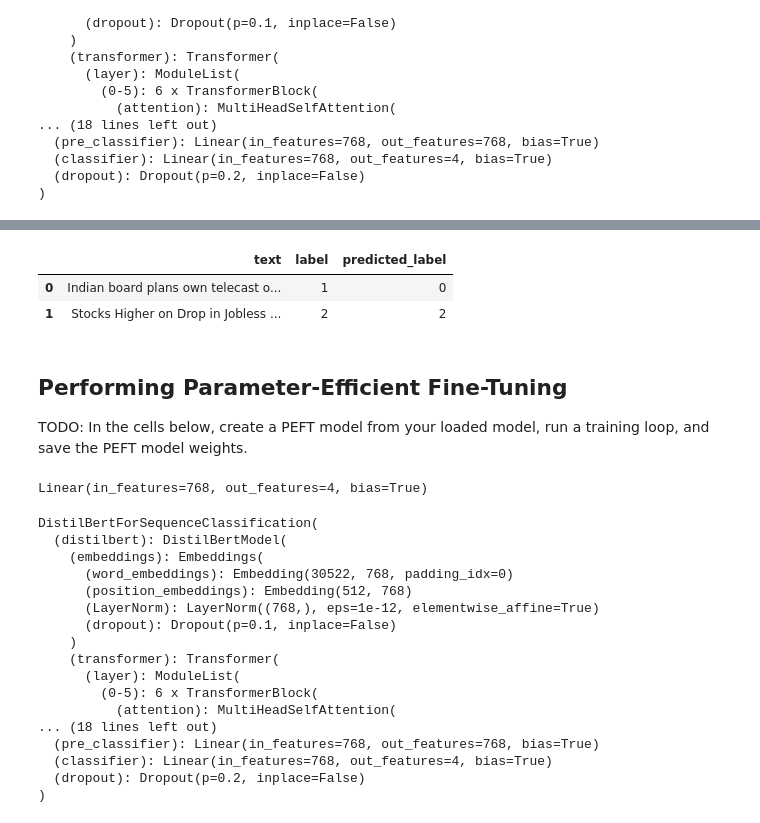
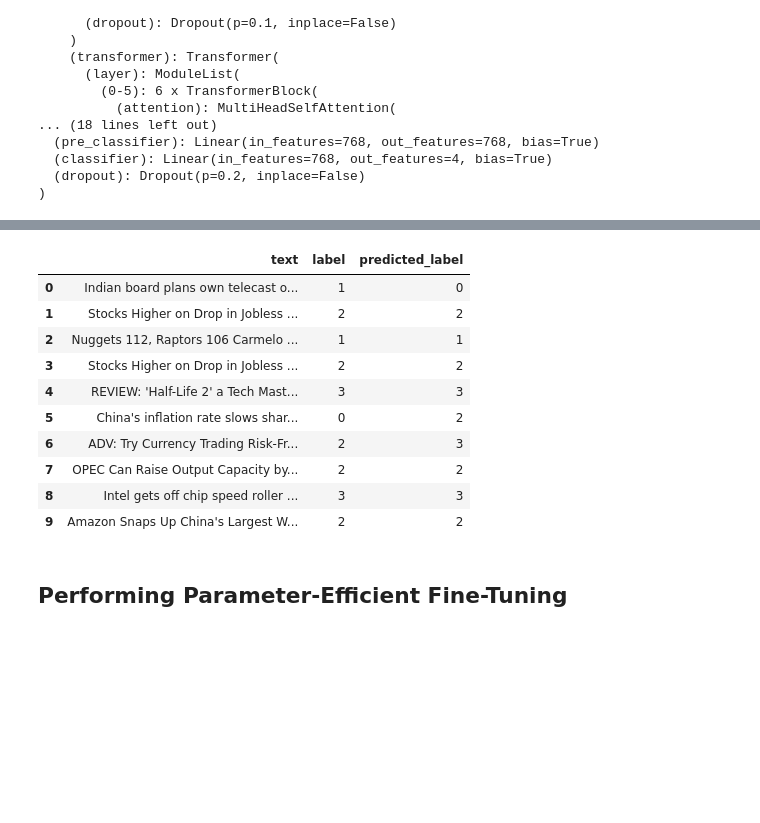
Before and after one commit to rajatsharma369007/peft-fine-tuning-genAI, a Jupyter notebook: LightweightFineTuning.ipynb, the cells around one changed output, grey strips where cells are left out. Drawn from its saved outputs; the diff is of its cells as text; code cells hidden in the pictures; blank space fills up the shorter version.

```diff
--- a/LightweightFineTuning.ipynb
+++ b/LightweightFineTuning.ipynb
@@ -17,13 +15,14 @@ TODO: In this cell, describe your choices for each of the following
 # %%
 from datasets import load_dataset
 
-# Load the train and test split
+# load the train and test split
 splits = ["train", "test"]
 ds = {split: ds for split, ds in zip(splits, load_dataset("ag_news", split=splits))}
 
+# taking a subset of the original data (5000 rows)
 for split in splits:
-    ds[split] = ds[split].shuffle(seed=42).select(range(500))
+    ds[split] = ds[split].shuffle(seed=42).select(range(5000))
 
-ds
+print(ds)
 # %% [output]
 {'train': Dataset({
@@ -110,30 +125,29 @@ def compute_metrics(eval_pred):
 # %%
-# Training the foundational model
 import numpy as np
 from transformers import DataCollatorWithPadding, Trainer, TrainingArguments
 
 trainer = Trainer(
-    model=model,
-    args=TrainingArguments(
-        output_dir="./data/news_classification",
-        learning_rate=2e-3,
+    model = model,
+    args = TrainingArguments(
+        output_dir = "./data/news_classification",
+        learning_rate = 2e-5,
 
-        per_device_train_batch_size=16,
-        per_device_eval_batch_size=16,
+        per_device_train_batch_size = 16,
+        per_device_eval_batch_size = 16,
 
-        num_train_epochs=1,
-        weight_decay=0.01,
+        num_train_epochs = 5,
+        weight_decay = 0.01,
 
-        evaluation_strategy="epoch",
-        save_strategy="epoch",
-        load_best_model_at_end=True,
+        evaluation_strategy = "epoch",
+        save_strategy = "epoch",
+        load_best_model_at_end = True,
     ),
 
-    train_dataset=tokenized_ds["train"],
-    eval_dataset=tokenized_ds["test"],
-    tokenizer=tokenizer,
-    data_collator=DataCollatorWithPadding(tokenizer),
-    compute_metrics=compute_metrics,
+    train_dataset = tokenized_ds["train"],
+    eval_dataset = tokenized_ds["test"],
+    tokenizer = tokenizer,
+    data_collator = DataCollatorWithPadding(tokenizer),
+    compute_metrics = compute_metrics,
 )
 
 trainer.train()
@@ -158,47 +175,29 @@ trainer.evaluate()
 # %%
-# View some results
+# view some results
 import pandas as pd
 
 df = pd.DataFrame(tokenized_ds["test"])
 df = df[["text", "label"]]
 
 # Replace <br /> tags in the text with spaces
 df["text"] = df["text"].str.replace("<br />", " ")
 
 # Add the model predictions to the dataframe
 predictions = trainer.predict(tokenized_ds["test"])
 df["predicted_label"] = np.argmax(predictions[0], axis=1)
 
-df.head(2)
+df.head(10)
 # %% [output]
 |  | text | label | predicted_label |
 | 0 | Indian board plans own telecast o... | 1 | 0 |
 | 1 | Stocks Higher on Drop in Jobless ... | 2 | 2 |
+| 2 | Nuggets 112, Raptors 106 Carmelo ... | 1 | 1 |
+| 3 | Stocks Higher on Drop in Jobless ... | 2 | 2 |
+| 4 | REVIEW: 'Half-Life 2' a Tech Mast... | 3 | 3 |
+| 5 | China's inflation rate slows shar... | 0 | 2 |
+| 6 | ADV: Try Currency Trading Risk-Fr... | 2 | 3 |
+| 7 | OPEC Can Raise Output Capacity by... | 2 | 2 |
+| 8 | Intel gets off chip speed roller ... | 3 | 3 |
+| 9 | Amazon Snaps Up China's Largest W... | 2 | 2 |
 # %% [markdown]
 ## Performing Parameter-Efficient Fine-Tuning
-
-TODO: In the cells below, create a PEFT model from your loaded model, run a training loop, and save the PEFT model weights.
-# %%
-model.classifier
-# %% [output]
-Linear(in_features=768, out_features=4, bias=True)
-# %%
-print(model)
-# %% [output]
-DistilBertForSequenceClassification(
-  (distilbert): DistilBertModel(
-    (embeddings): Embeddings(
-      (word_embeddings): Embedding(30522, 768, padding_idx=0)
-      (position_embeddings): Embedding(512, 768)
-      (LayerNorm): LayerNorm((768,), eps=1e-12, elementwise_affine=True)
-      (dropout): Dropout(p=0.1, inplace=False)
-    )
-    (transformer): Transformer(
-      (layer): ModuleList(
-        (0-5): 6 x TransformerBlock(
-          (attention): MultiHeadSelfAttention(
-... (18 lines left out)
-  (pre_classifier): Linear(in_features=768, out_features=768, bias=True)
-  (classifier): Linear(in_features=768, out_features=4, bias=True)
-  (dropout): Dropout(p=0.2, inplace=False)
-)
```
Also changed, not shown: parts of 49 cells of this notebook.
